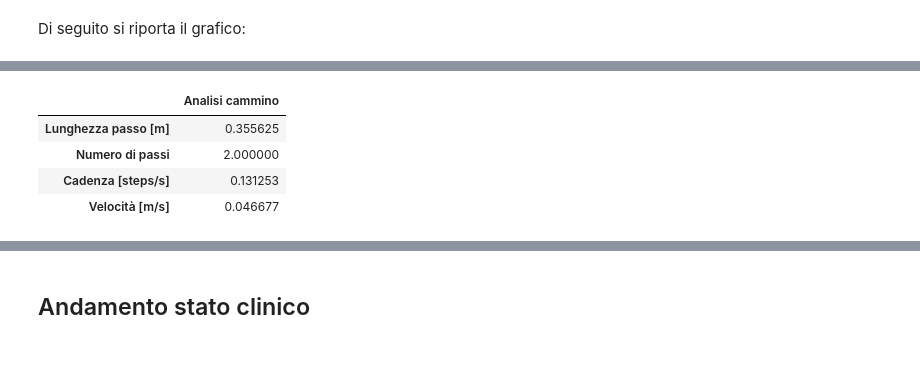
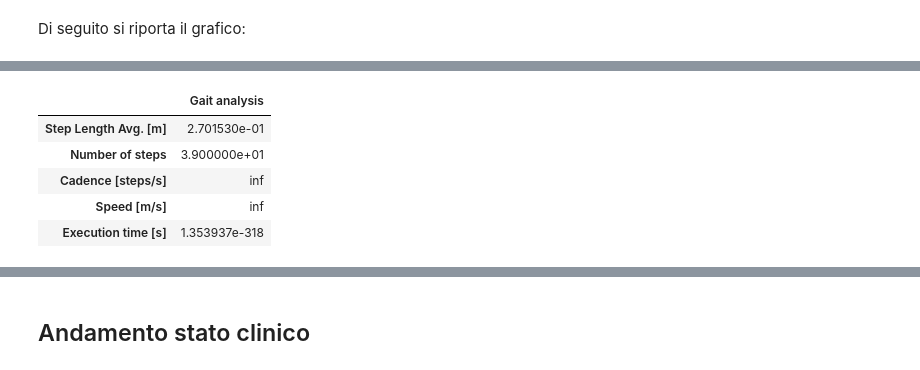
Before and after one commit to robotology/assistive-rehab, a Jupyter notebook: report/report-ita.ipynb, the cells around one changed output, grey strips where cells are left out. Saved outputs shown, nothing was run; the diff lists cells and outputs as text; code cells hidden in the pictures.

Commit message:
change step filtering to SG and tune find-peaks

```diff
--- a/report/report-ita.ipynb
+++ b/report/report-ita.ipynb
@@ -102,8 +104,7 @@ class Skeleton:
 
     def __init__(self,keyp_map=None):
         if keyp_map is not None:
-            for i in range(len(keyp_map)):
-                tag = keyp_map.keys()[i]
+            for tag in keyp_map.keys():
                 self.keypoints[self.tag2id[tag]].point = keyp_map[tag]
 
     def getKeypoint(self,keyp_tag):
@@ -811,10 +830,15 @@ for i in range(len(lastsess_result)):
         iplot(fig)
 
         lastsess_res_step.append(lastsess_resi)
-        tablestep = pd.DataFrame(lastsess_res_step[0][0:4])
-        tablestep.rename(index={0:"Lunghezza passo [m]",1:"Numero di passi",2:"Cadenza [steps/s]",
-                                3:"Velocità [m/s]",4:"Tempo di esecuzione [s]"},
-                         columns={0:"Analisi cammino"}, inplace=True)
+        sla = lastsess_res_step[0][8]
+        ns = lastsess_res_step[0][1]
+        cad = lastsess_res_step[0][2]
+        sp = lastsess_res_step[0][3]
+        ex = lastsess_res_step[0][4]
+        tablestep = pd.DataFrame([sla, ns, cad, sp, ex])
+        tablestep.rename(index={0:"Step Length Avg. [m]",1:"Number of steps",2:"Cadence [steps/s]",
+                                3:"Speed [m/s]",4:"Execution time [s]"},
+                         columns={0:"Gait analysis"}, inplace=True)
         display(tablestep)
 
     ################
@@ -900,38 +924,39 @@ for i in range(len(lastsess_result)):
                     zerolinecolor='rgb(255, 255, 255)',
                     showbackground=True,
                     backgroundcolor='rgb(230, 230,230)'
                 ),
                 camera=dict(
                     up=dict(
                         x=0,
                         y=0,
                         z=1
                     ),
                     eye=dict(
                         x=-1.7428,
                         y=1.0707,
                         z=0.7100,
                     )
                 ),
                 aspectratio = dict( x=1, y=1, z=0.7 ),
                 aspectmode = 'manual'
             ),
         )
         fig = dict(data=data, layout=layout)
         iplot(fig)
 # %% [output]
 [interactive output not drawn]
-|  | Analisi cammino |
-| Lunghezza passo [m] | 0.355625 |
-| Numero di passi | 2.000000 |
-| Cadenza [steps/s] | 0.131253 |
-| Velocità [m/s] | 0.046677 |
 [interactive output not drawn]
 [interactive output not drawn]
 [interactive output not drawn]
 [interactive output not drawn]
 [interactive output not drawn]
 [interactive output not drawn]
+|  | Gait analysis |
+| Step Length Avg. [m] | 2.701530e-01 |
+| Number of steps | 3.900000e+01 |
+| Cadence [steps/s] | inf |
+| Speed [m/s] | inf |
+| Execution time [s] | 1.353937e-318 |
 # %%
 if exname == 'tug':
 
```
Also changed, not shown: parts of 12 cells of this notebook, 3 other files.
